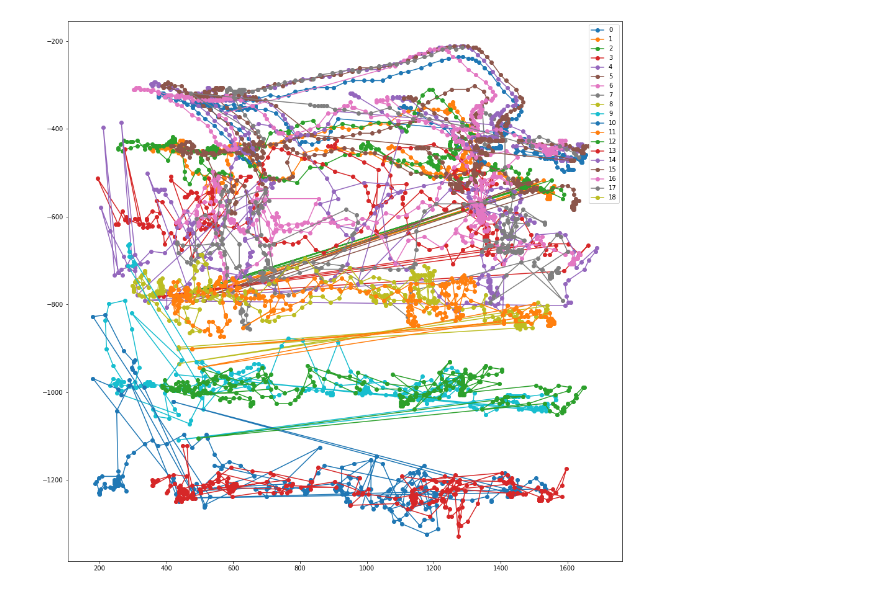
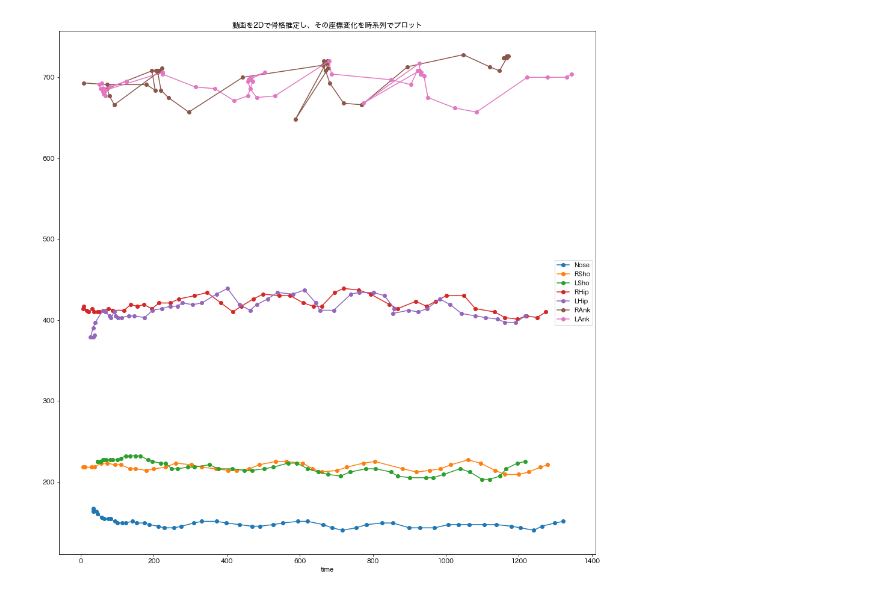
Before and after one commit to semlele/PoseEstimation, a Jupyter notebook: graph.ipynb, the cells around one changed output. Drawn from its saved outputs; the diff is of its cells as text; code cells hidden in the pictures.

```diff
--- a/graph.ipynb
+++ b/graph.ipynb
@@ -1,41 +1,48 @@
-# %%
-import pandas as pd
-import numpy as np
-from matplotlib import pyplot as plt
-from pylab import rcParams
-rcParams['figure.figsize'] = 16,16
-
-#出力された2d推定結果を読み込み
-df= pd.read_csv('./ildoonet-tf-pose-estimation/movie/data/robot_dance/cmu_robot_dance_2ddata.csv')
-
-
-#2d推定座標をプロット
-for i in range(19):
-    df1 = df[(df['human'] ==1) & (df['point'] == i)]
-    plt.plot(df1['x'], -df1['y'], label=i,marker = 'o')
-plt.legend()
-plt.show()
-# %% [output]
-[figure, removed]
 # %%
+import pandas as pd
+import numpy as np
+from matplotlib import pyplot as plt
+from pylab import rcParams
+rcParams['figure.figsize'] = 16,16
+plt.rcParams['font.family'] = 'Hiragino Sans'
+
+#出力された2d推定結果を読み込み
+df= pd.read_csv('./ildoonet-tf-pose-estimation/movie/data/walking/cmu_walking_2ddata.csv')
+
+#部位ごとにdfに格納
 df_Nose = df[(df['human'] ==1) & (df['point'] == 0)]
 df_Neck = df[(df['human'] ==1) & (df['point'] == 1)]
 df_RShoulder = df[(df['human'] ==1) & (df['point'] == 2)]
 df_RElbow = df[(df['human'] ==1) & (df['point'] == 3)]
 df_RWrist = df[(df['human'] ==1) & (df['point'] == 4)]
 df_LShoulder = df[(df['human'] ==1) & (df['point'] == 5)]
 df_LElbow = df[(df['human'] ==1) & (df['point'] == 6)]
 df_LWrist = df[(df['human'] ==1) & (df['point'] == 7)]
 df_RHip = df[(df['human'] ==1) & (df['point'] == 8)]
 df_RKnee = df[(df['human'] ==1) & (df['point'] == 9)]
 df_RAnkle = df[(df['human'] ==1) & (df['point'] == 10)]
 df_LHip = df[(df['human'] ==1) & (df['point'] == 11)]
 df_LKnee = df[(df['human'] ==1) & (df['point'] == 12)]
 df_LAnkle = df[(df['human'] ==1) & (df['point'] == 13)]
 df_REye = df[(df['human'] ==1) & (df['point'] == 14)]
 df_LEye = df[(df['human'] ==1) & (df['point'] == 15)]
 df_REar = df[(df['human'] ==1) & (df['point'] == 16)]
 df_LEar = df[(df['human'] ==1) & (df['point'] == 17)]
 df_Background = df[(df['human'] ==1) & (df['point'] == 18)]
 
-df_Neck
+#2d推定座標をプロット
+plt.title("動画 (walking.mp4) を2Dで骨格推定し、その座標変化を時系列でプロット")
+plt.xlabel("time")
+
+plt.plot(df_Nose['x'], df_Nose['y'], label="Nose",marker = 'o')
+plt.plot(df_RShoulder['x'], df_RShoulder['y'], label="RSho",marker = 'o')
+plt.plot(df_LShoulder['x'], df_LShoulder['y'], label="LSho",marker = 'o')
+plt.plot(df_RHip['x'], df_RHip['y'], label="RHip",marker = 'o')
+plt.plot(df_LHip['x'], df_LHip['y'], label="LHip",marker = 'o')
+plt.plot(df_RAnkle['x'], df_RAnkle['y'], label="RAnk",marker = 'o')
+plt.plot(df_LAnkle['x'], df_LAnkle['y'], label="LAnk",marker = 'o')
+
+plt.legend()
+plt.show()
+# %% [output]
+[figure, added]
```
Also changed, not shown: parts of 1 cell of this notebook.
